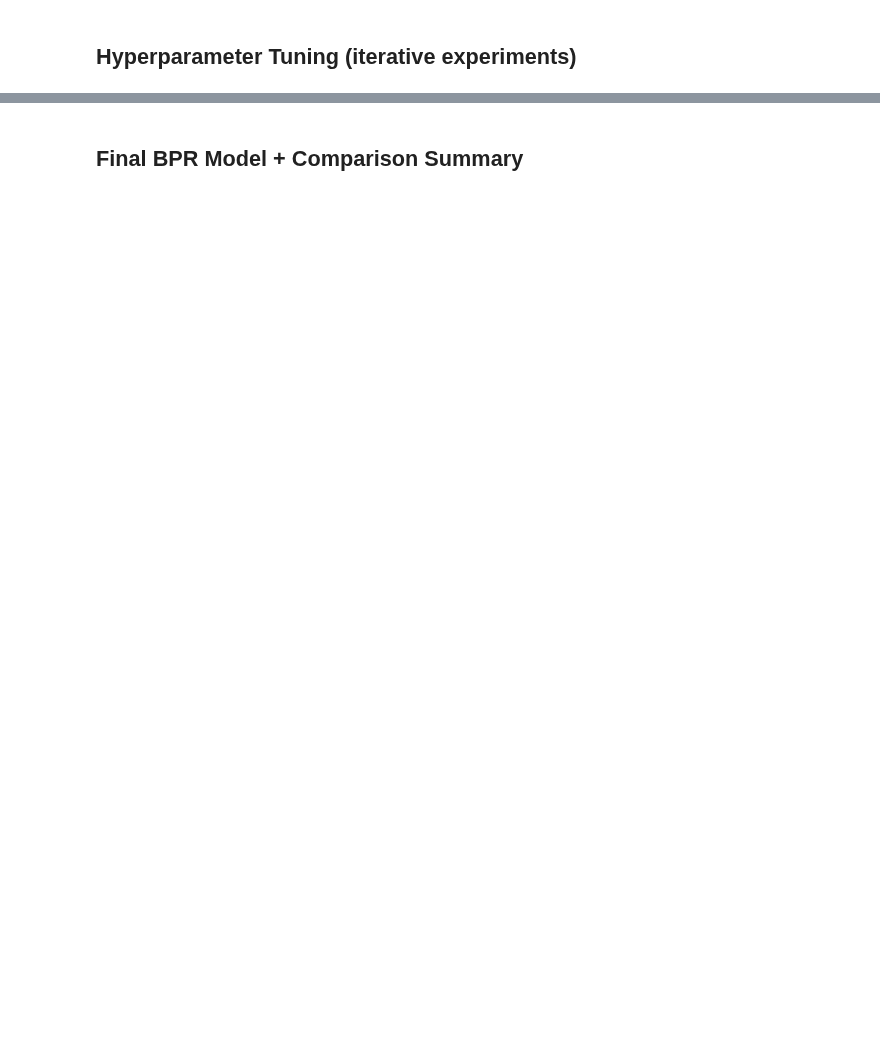
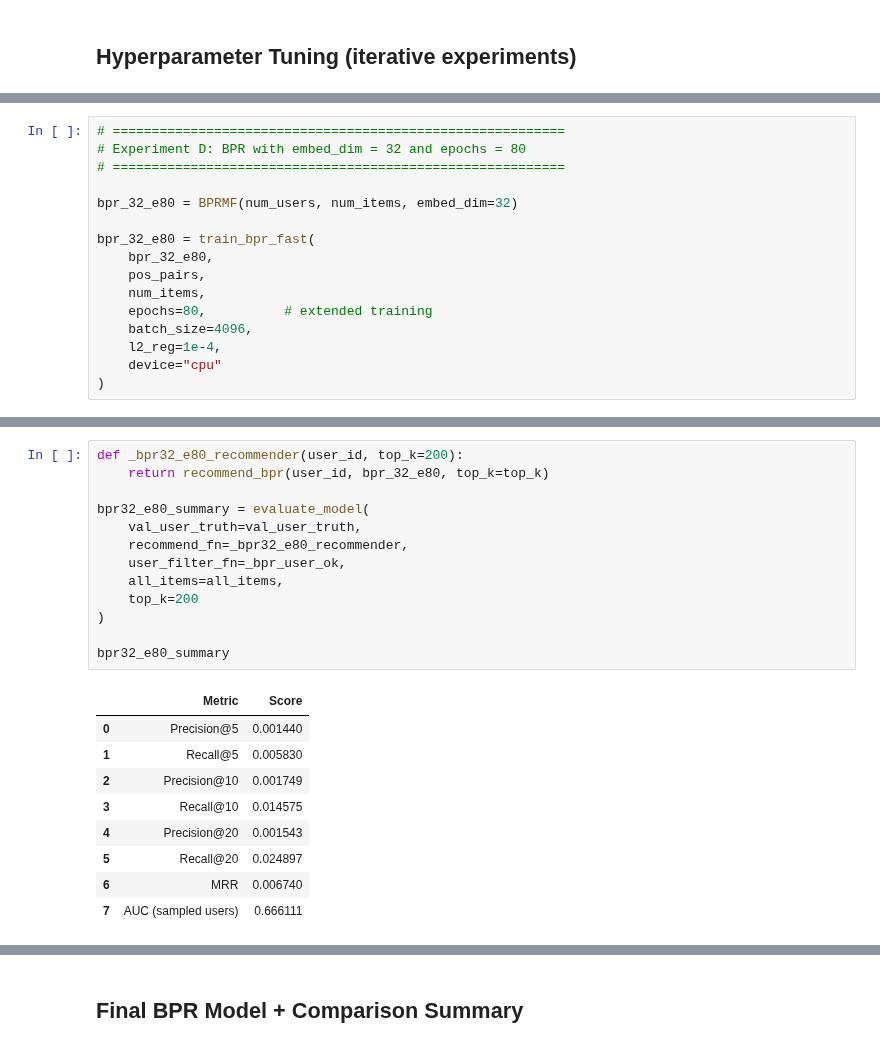
Before and after one commit to kecohen575/RecipeRecommender, a Jupyter notebook: recipe_recsys.ipynb, the cells around one changed output, grey strips where cells are left out. Saved outputs shown, nothing was run; the diff lists cells and outputs as text; blank space fills up the shorter version.

```diff
--- a/recipe_recsys.ipynb
+++ b/recipe_recsys.ipynb
@@ -1435,0 +1758,16 @@ to learn high-quality rankings.
+# %%
+# ==========================================================
+# Experiment D: BPR with embed_dim = 32 and epochs = 80
+# ==========================================================
+
+bpr_32_e80 = BPRMF(num_users, num_items, embed_dim=32)
+
+bpr_32_e80 = train_bpr_fast(
+    bpr_32_e80,
+    pos_pairs,
+    num_items,
+    epochs=80,          # extended training
+    batch_size=4096,
+    l2_reg=1e-4,
+    device="cpu"
+)
@@ -1435,0 +1792,23 @@ to learn high-quality rankings.
+# %%
+def _bpr32_e80_recommender(user_id, top_k=200):
+    return recommend_bpr(user_id, bpr_32_e80, top_k=top_k)
+
+bpr32_e80_summary = evaluate_model(
+    val_user_truth=val_user_truth,
+    recommend_fn=_bpr32_e80_recommender,
+    user_filter_fn=_bpr_user_ok,
+    all_items=all_items,
+    top_k=200
+)
+
+bpr32_e80_summary
+# %% [output]
+|  | Metric | Score |
+| 0 | Precision@5 | 0.001440 |
+| 1 | Recall@5 | 0.005830 |
+| 2 | Precision@10 | 0.001749 |
+| 3 | Recall@10 | 0.014575 |
+| 4 | Precision@20 | 0.001543 |
+| 5 | Recall@20 | 0.024897 |
+| 6 | MRR | 0.006740 |
+| 7 | AUC (sampled users) | 0.666111 |
```
Also changed, not shown: parts of 22 cells of this notebook.
